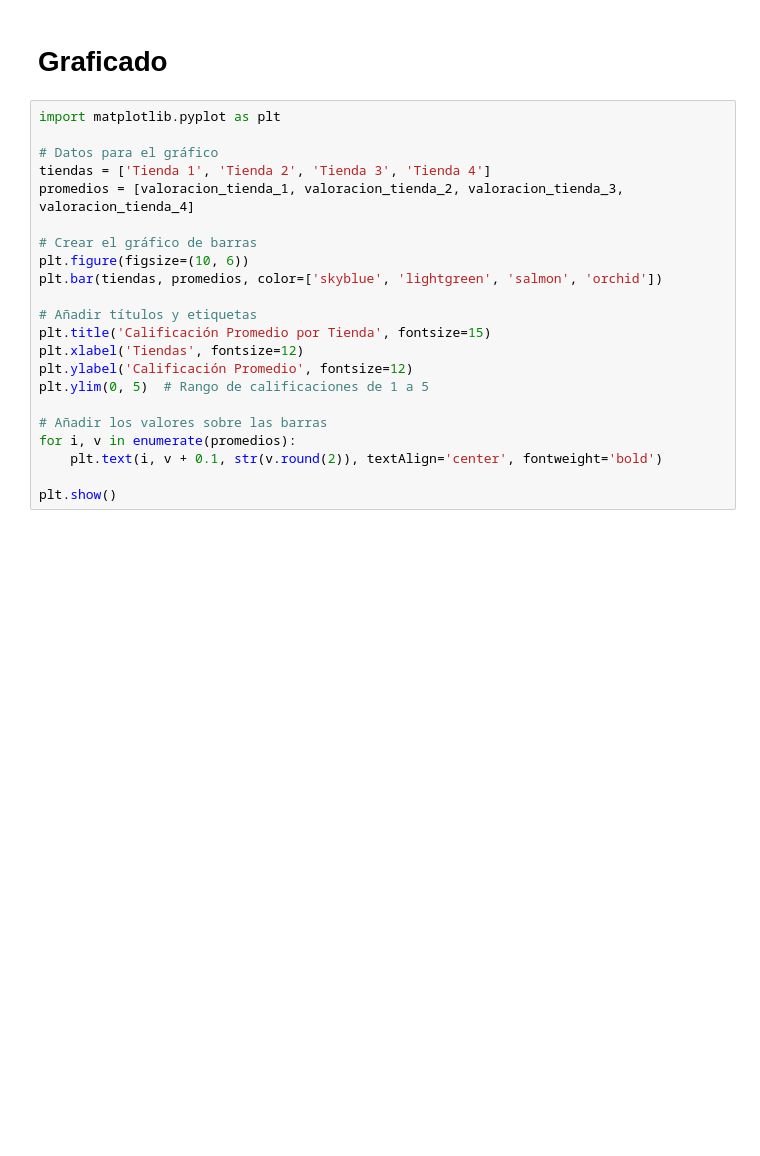
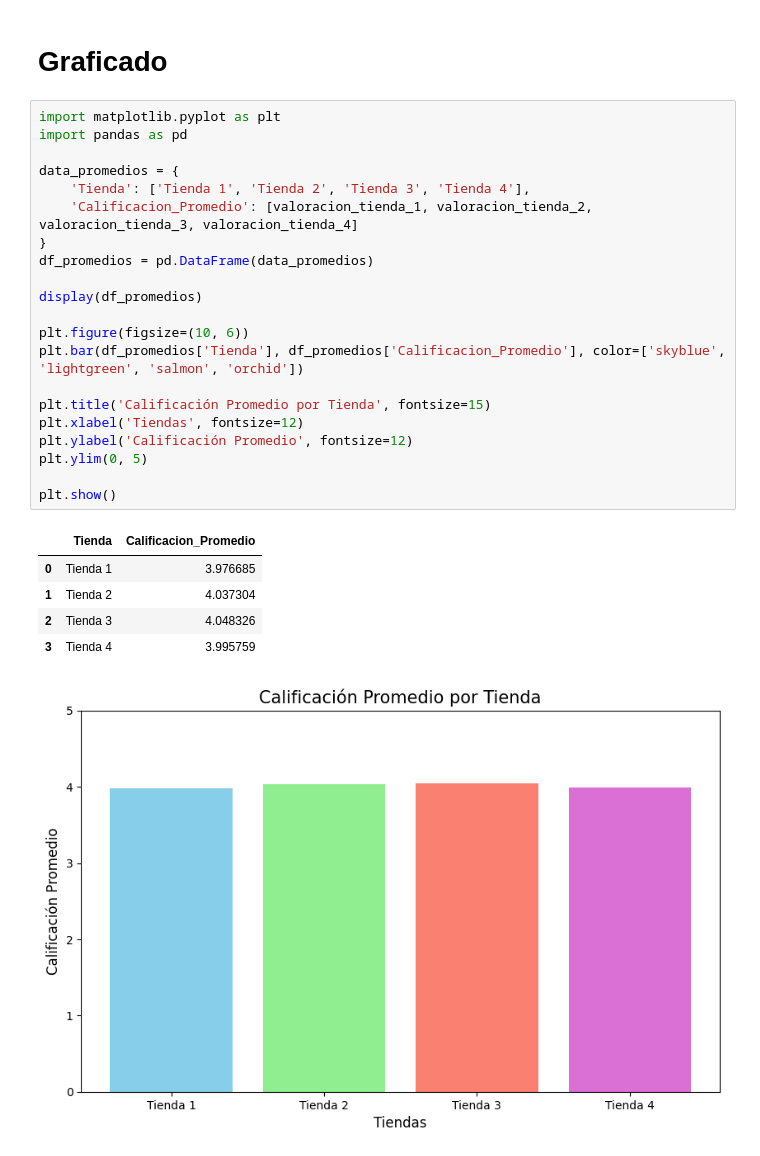
Before and after one commit to Benjarveja/desafio-alurastore, a Jupyter notebook: AluraStoreLatam.ipynb, the cells around one changed output. Cells and saved outputs as stored; diff of their text form; blank space fills up the shorter version.

Commit message:
Se gráfica información relevante para el negocio

```diff
--- a/AluraStoreLatam.ipynb
+++ b/AluraStoreLatam.ipynb
@@ -192,23 +192,29 @@ El promedio de costo de envio de la tienda 4 es: 23459.46
 # Graficado
 # %%
 import matplotlib.pyplot as plt
+import pandas as pd
 
-# Datos para el gráfico
-tiendas = ['Tienda 1', 'Tienda 2', 'Tienda 3', 'Tienda 4']
-promedios = [valoracion_tienda_1, valoracion_tienda_2, valoracion_tienda_3, valoracion_tienda_4]
+data_promedios = {
+    'Tienda': ['Tienda 1', 'Tienda 2', 'Tienda 3', 'Tienda 4'],
+    'Calificacion_Promedio': [valoracion_tienda_1, valoracion_tienda_2, valoracion_tienda_3, valoracion_tienda_4]
+}
+df_promedios = pd.DataFrame(data_promedios)
 
-# Crear el gráfico de barras
+display(df_promedios)
+
 plt.figure(figsize=(10, 6))
-plt.bar(tiendas, promedios, color=['skyblue', 'lightgreen', 'salmon', 'orchid'])
+plt.bar(df_promedios['Tienda'], df_promedios['Calificacion_Promedio'], color=['skyblue', 'lightgreen', 'salmon', 'orchid'])
 
-# Añadir títulos y etiquetas
 plt.title('Calificación Promedio por Tienda', fontsize=15)
 plt.xlabel('Tiendas', fontsize=12)
 plt.ylabel('Calificación Promedio', fontsize=12)
-plt.ylim(0, 5)  # Rango de calificaciones de 1 a 5
-
-# Añadir los valores sobre las barras
-for i, v in enumerate(promedios):
-    plt.text(i, v + 0.1, str(v.round(2)), textAlign='center', fontweight='bold')
+plt.ylim(0, 5)
 
 plt.show()
+# %% [output]
+|  | Tienda | Calificacion_Promedio |
+| 0 | Tienda 1 | 3.976685 |
+| 1 | Tienda 2 | 4.037304 |
+| 2 | Tienda 3 | 4.048326 |
+| 3 | Tienda 4 | 3.995759 |
+[figure, added]
```
Also changed, not shown: parts of 7 cells of this notebook.
